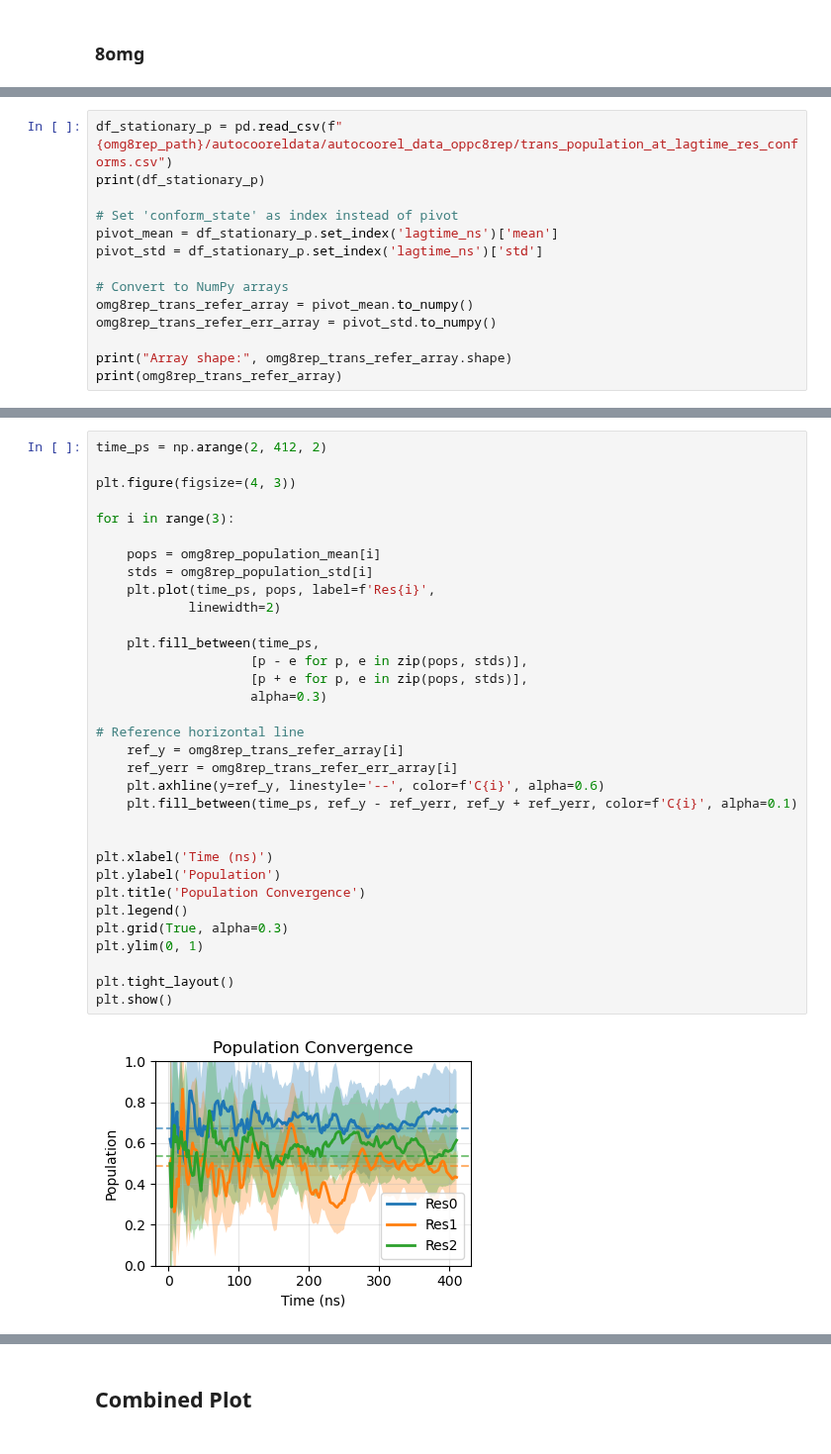
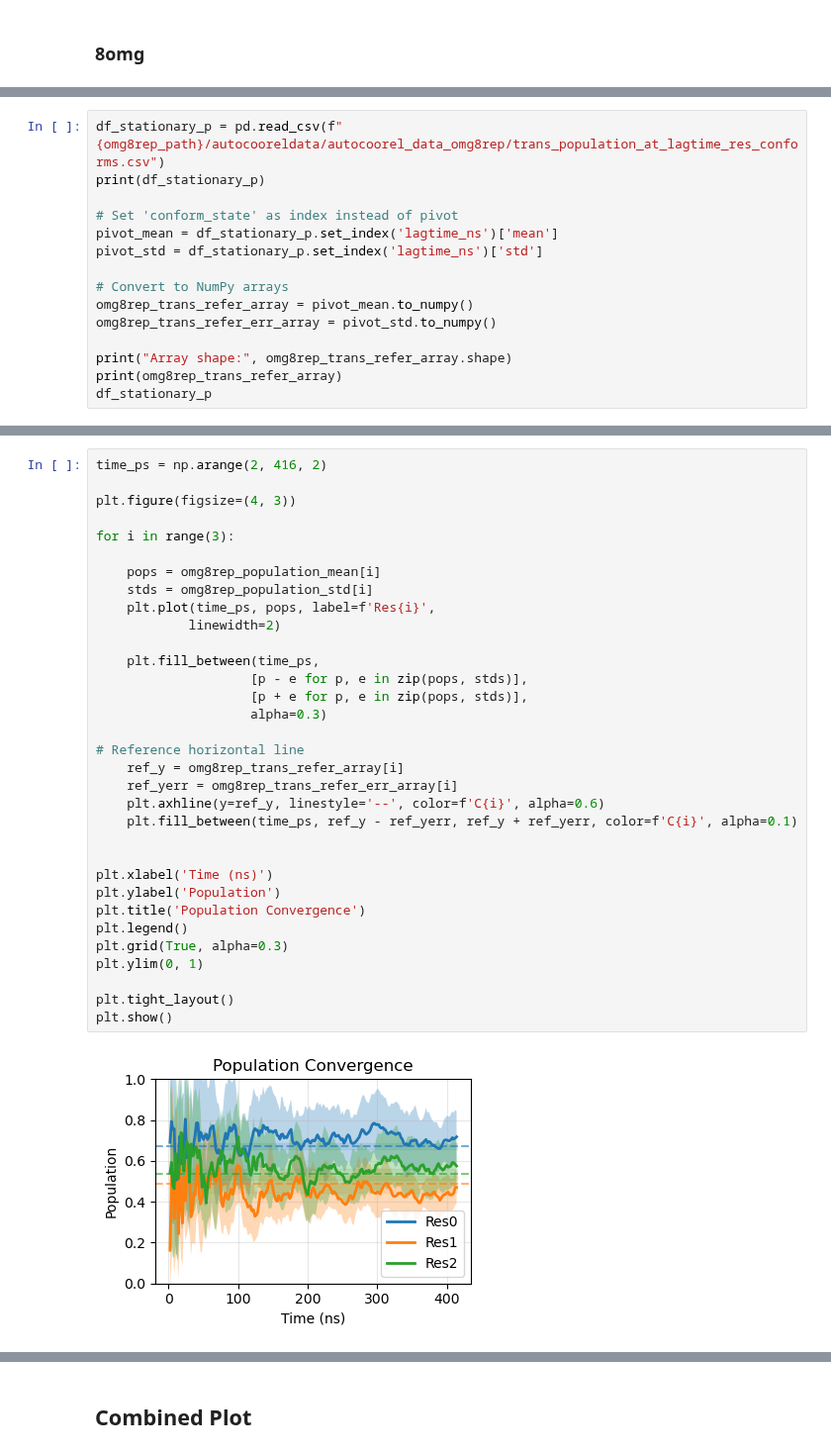
Before and after one commit to starwingc/peptoid_ESM, a Jupyter notebook: Analysis/population_over_time_res_all.ipynb, the cells around one changed output, grey strips where cells are left out. Shown at 99% size. Cells and saved outputs as stored; diff of their text form.

```diff
--- a/Analysis/population_over_time_res_all.ipynb
+++ b/Analysis/population_over_time_res_all.ipynb
@@ -310,5 +353,5 @@ omg8rep_population_std.shape
 # %%
-df_stationary_p = pd.read_csv(f"{omg8rep_path}/autocooreldata/autocoorel_data_oppc8rep/trans_population_at_lagtime_res_conforms.csv")
+df_stationary_p = pd.read_csv(f"{omg8rep_path}/autocooreldata/autocoorel_data_omg8rep/trans_population_at_lagtime_res_conforms.csv")
 print(df_stationary_p)
 
 # Set 'conform_state' as index instead of pivot
@@ -321,6 +364,7 @@ omg8rep_trans_refer_err_array = pivot_std.to_numpy()
 
 print("Array shape:", omg8rep_trans_refer_array.shape)
 print(omg8rep_trans_refer_array)
+df_stationary_p
 # %% [output]
    residue  lagtime_index  lagtime_ns      mean       std
 0        0            104       100.2  0.670809  0.015576
@@ -331,35 +379,35 @@ Array shape: (3,)
 # %%
-time_ps = np.arange(2, 412, 2)
+time_ps = np.arange(2, 416, 2)
 
 plt.figure(figsize=(4, 3))
 
 for i in range(3):
 
     pops = omg8rep_population_mean[i]
     stds = omg8rep_population_std[i]
     plt.plot(time_ps, pops, label=f'Res{i}',
             linewidth=2)
 
     plt.fill_between(time_ps,
                     [p - e for p, e in zip(pops, stds)],
                     [p + e for p, e in zip(pops, stds)],
                     alpha=0.3)
 
 # Reference horizontal line
     ref_y = omg8rep_trans_refer_array[i]
     ref_yerr = omg8rep_trans_refer_err_array[i]
     plt.axhline(y=ref_y, linestyle='--', color=f'C{i}', alpha=0.6)
     plt.fill_between(time_ps, ref_y - ref_yerr, ref_y + ref_yerr, color=f'C{i}', alpha=0.1)
 
 
 plt.xlabel('Time (ns)')
 plt.ylabel('Population')
 plt.title('Population Convergence')
 plt.legend()
 plt.grid(True, alpha=0.3)
 plt.ylim(0, 1)
 
 plt.tight_layout()
 plt.show()
 # %% [output]
-[figure, old version]
+[figure, new version]
```
Also changed, not shown: parts of 11 cells of this notebook, 1 other file.
